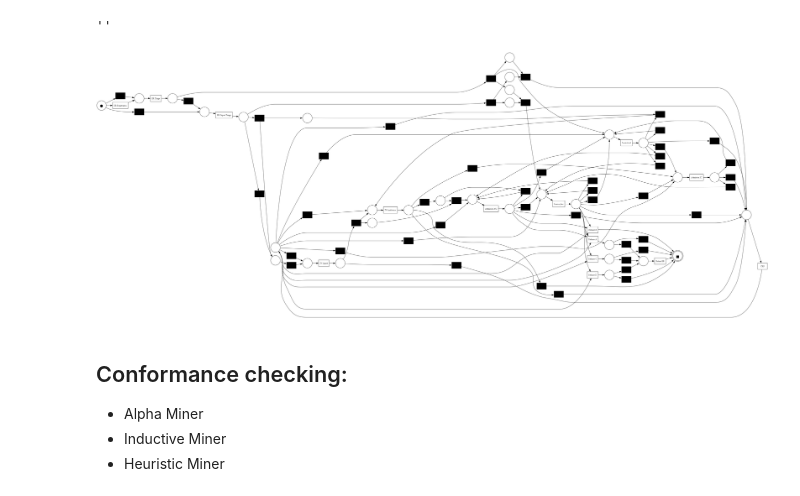
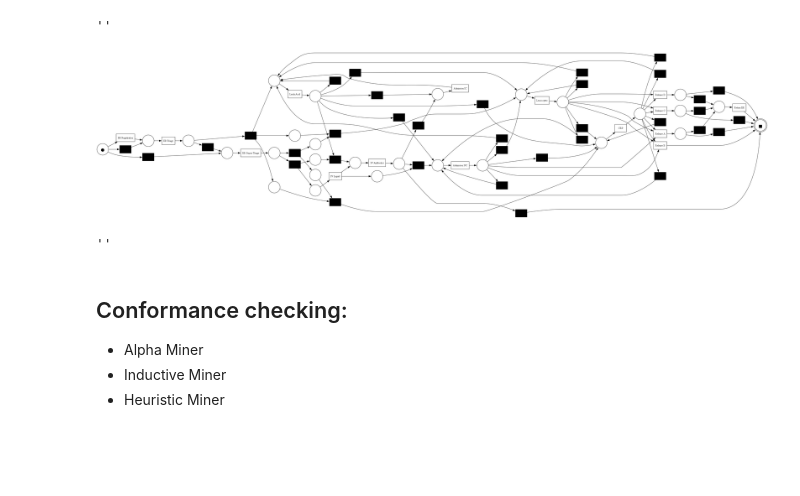
Before and after one commit to LukaszSzarecki/bis-project, a Jupyter notebook: variant_analysis.ipynb, the cells around one changed output. Saved outputs shown, nothing was run; the diff lists cells and outputs as text; code cells hidden in the pictures; blank space fills up the shorter version.

Commit message:
Conformance evaluation, new charts

```diff
--- a/variant_analysis.ipynb
+++ b/variant_analysis.ipynb
@@ -487,11 +481,15 @@ pm4py.save_vis_heuristics_net(heu_net, f'charts\\filteredLogHeuristicNet_{fragme
 # %% [output]
 ''
 # %%
-net, im, fm = pm4py.discover_petri_net_heuristics(filtered_log_df, dependency_threshold=0.8)
+net, im, fm = pm4py.discover_petri_net_heuristics(filtered_log_df, dependency_threshold=0.8, loop_two_threshold=0.8, and_threshold=0.8)
 
 pm4py.view_petri_net(net, im, fm)
 # %% [output]
-[figure, old version]
+[figure, new version]
+# %%
+pm4py.save_vis_petri_net(net, im, fm, file_path=f'charts\\filteredLogHeuristicPetri08_{current_time}.png')
+# %% [output]
+''
 # %% [markdown]
 ## Conformance checking:
  - Alpha Miner
```
Also changed, not shown: parts of 1 cell of this notebook, 3 other files.
